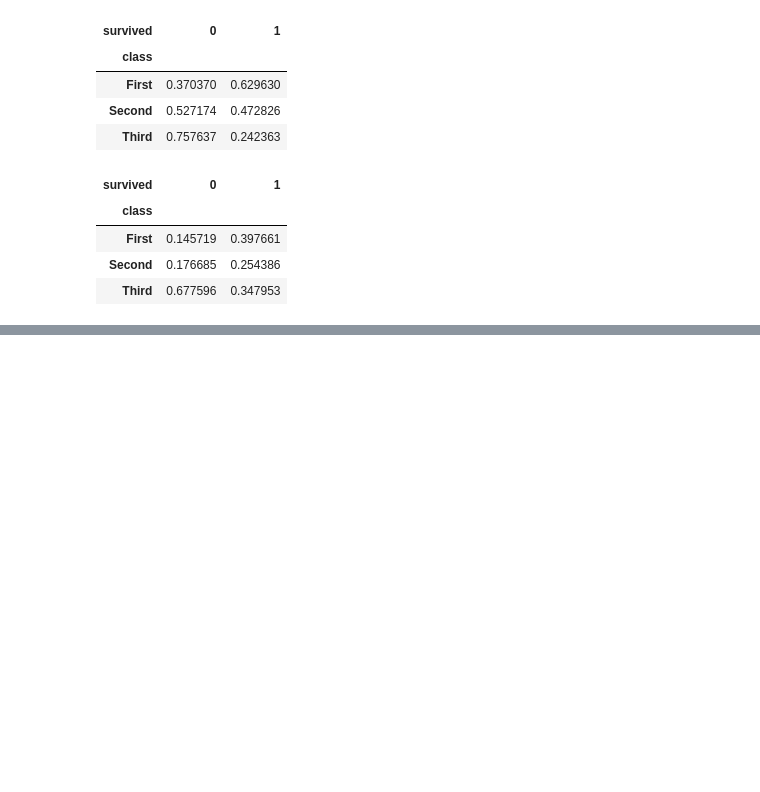
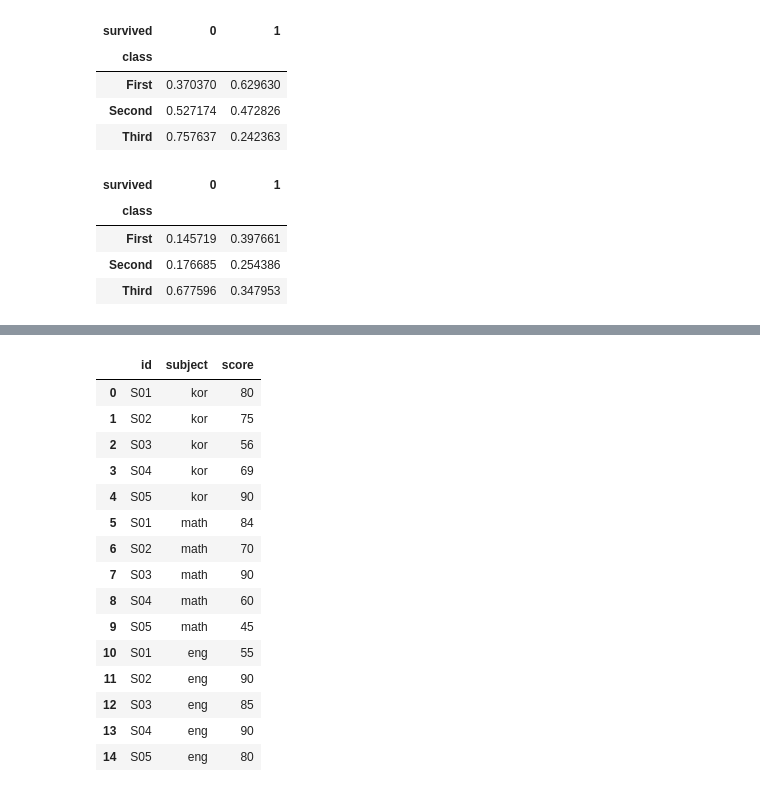
Before and after one commit to blackbutterfly0852/ADP_PRACTICE, a Jupyter notebook: 221026_데이터핸들링.ipynb, the cells around one changed output, grey strips where cells are left out. Cells and saved outputs as stored; diff of their text form; code cells hidden in the pictures; blank space fills up the shorter version.

```diff
--- a/221026_데이터핸들링.ipynb
+++ b/221026_데이터핸들링.ipynb
@@ -857,3 +857,14 @@ pd.crosstab(df['class'], df['survived'], normalize = 'columns') # 열 끼리 상
 | First | 0.145719 | 0.397661 |
 | Second | 0.176685 | 0.254386 |
 | Third | 0.677596 | 0.347953 |
+# %%
+# 22) 데이터 재구조화(melt, pivot)
+# 22-1) melt
+import pandas as pd
+import numpy as np
+
+df = pd.DataFrame({'id':['S01', 'S02', 'S03', 'S04','S05'],
+                        'kor':[80,75,56,69,90],
+                         'math' :[84,70,90,60,45],
+                         'eng' : [55,90,85,90,80]})
+df
@@ -859,0 +878,22 @@ pd.crosstab(df['class'], df['survived'], normalize = 'columns') # 열 끼리 상
+# %%
+melt_df = pd.melt(df, id_vars = ['id'], value_vars = ['kor', 'math', 'eng'],
+        var_name = 'subject', value_name = 'score', ignore_index = True)
+
+melt_df
+# %% [output]
+|  | id | subject | score |
+| 0 | S01 | kor | 80 |
+| 1 | S02 | kor | 75 |
+| 2 | S03 | kor | 56 |
+| 3 | S04 | kor | 69 |
+| 4 | S05 | kor | 90 |
+| 5 | S01 | math | 84 |
+| 6 | S02 | math | 70 |
+| 7 | S03 | math | 90 |
+| 8 | S04 | math | 60 |
+| 9 | S05 | math | 45 |
+| 10 | S01 | eng | 55 |
+| 11 | S02 | eng | 90 |
+| 12 | S03 | eng | 85 |
+| 13 | S04 | eng | 90 |
+| 14 | S05 | eng | 80 |
```
Also changed, not shown: parts of 5 cells of this notebook.
